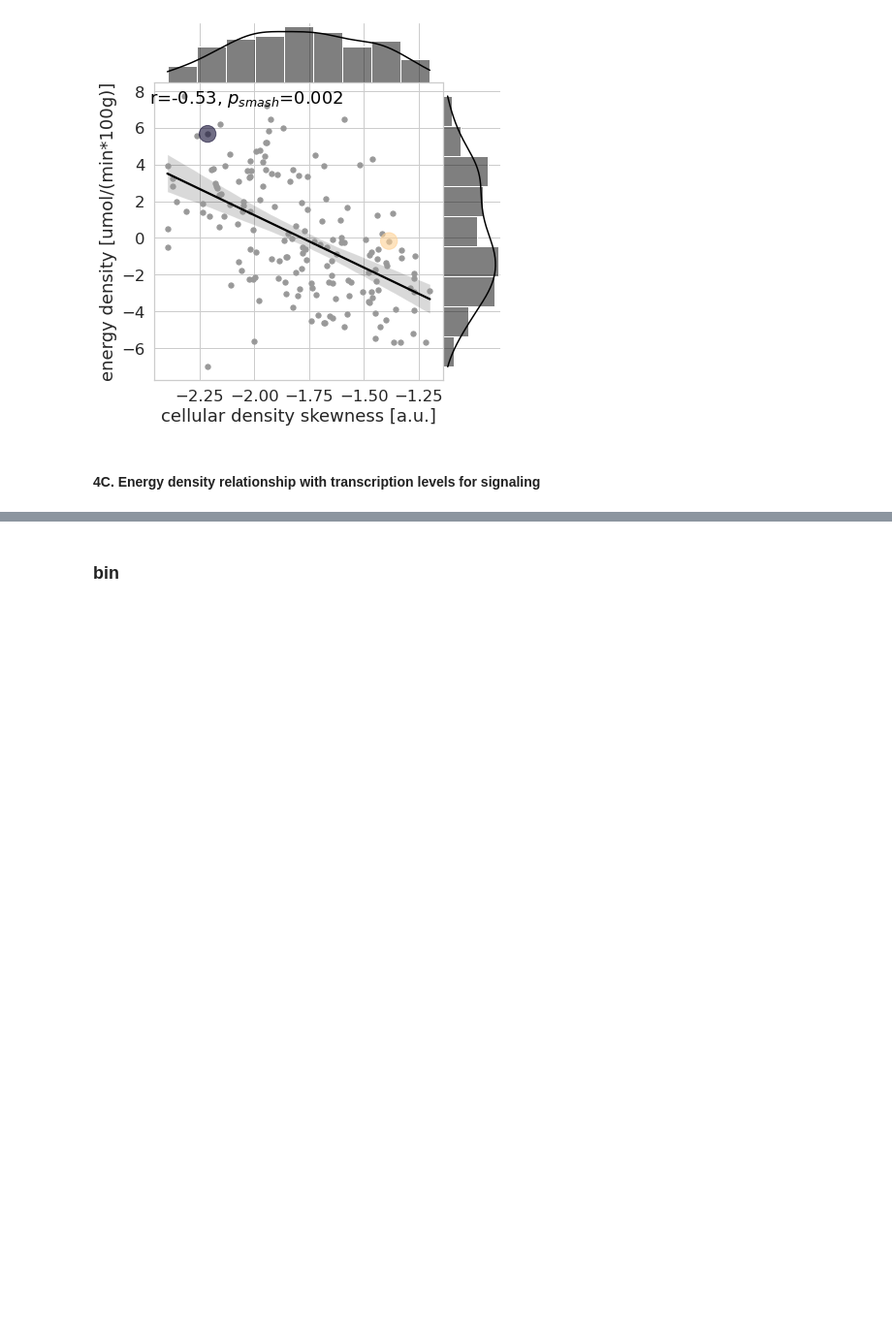
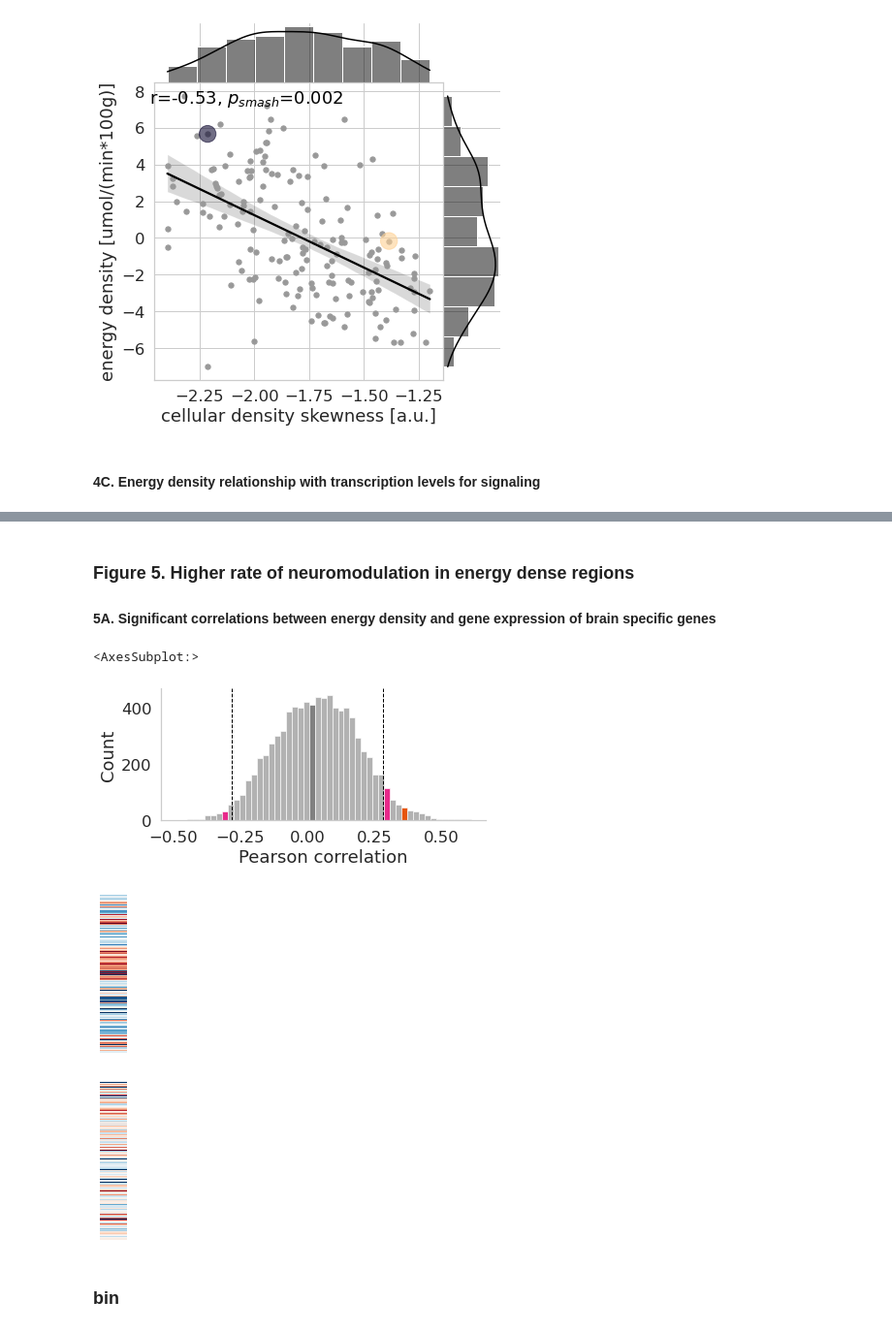
Before and after one commit to NeuroenergeticsLab/energetic_costs, a Jupyter notebook: scripts/Manuscript Figures.ipynb, the cells around one changed output, grey strips where cells are left out. Shown at 97% size. Saved outputs shown, nothing was run; the diff lists cells and outputs as text; code cells hidden in the pictures; blank space fills up the shorter version.

```diff
--- a/scripts/Manuscript Figures.ipynb
+++ b/scripts/Manuscript Figures.ipynb
@@ -660,3 +660,51 @@ src.functions.multiple_joinplot(stab_gene_expression_df,xlab,ylab,stab_filtered_
+# %% [markdown]
+### Figure 5. Higher rate of neuromodulation in energy dense regions
+#### 5A. Significant correlations between energy density and gene expression of brain specific genes
+# %%
+corr_ed_gexp = pd.DataFrame(columns=['gene','r','p'])
+for gen in ahba_gene_expression.columns[1:]:
+    gene_expression = ahba_gene_expression[gen].to_numpy()[:180]
+    gene_expression[np.isnan(gene_expression)]=np.min(gene_expression)-1 if np.min(gene_expression)<0 else 0
+    r_ed_gexp_p, p_ed_gexp_p = src.functions.corr_wo_outliers(avg_roi_ed_vals,gene_expression,n_mad=3.5)
+    corr_ed_gexp = corr_ed_gexp.append({'gene':gen,'r':r_ed_gexp_p,'p':p_ed_gexp_p}, ignore_index=True)
+
+_,corr_ed_gexp['p_fdr'] = pg.multicomp(corr_ed_gexp['p'].to_numpy().astype(np.float32),method='fdr_bh')
+
+plt.figure(figsize=(6,2.5))
+sns.histplot(data=corr_ed_gexp, x="r",color=(0.6,0.6,0.6))
+## Statsitical significance thresholds
+plt.gca().axvline(corr_ed_gexp[(corr_ed_gexp.p_fdr<=0.005) & (corr_ed_gexp.r<0)].r.max(), 0, 1, color='k', linestyle='dashed', lw=1)
+plt.gca().axvline(corr_ed_gexp[(corr_ed_gexp.p_fdr<=0.005) & (corr_ed_gexp.r>0)].r.min(), 0, 1, color='k', linestyle='dashed', lw=1)
+
+hist_data = np.histogram_bin_edges(corr_ed_gexp.r.to_numpy(), bins=len(plt.gca().patches))
+sel_genes_colors = [plt.cm.Dark2(range(8))[3].flatten(),plt.cm.Dark2(range(8))[3].flatten(),plt.cm.tab20c([4]).flatten()]
+genes_with_pet_available = np.array(['OPRM1','HTR4','CHRNA4']) # derived from figure 5E, buzt used here to don't duplicate the histogram there
+for cix,sel_gene in enumerate(genes_with_pet_available):
+    patch_index = (np.abs((hist_data-corr_ed_gexp[(corr_ed_gexp.p_fdr<=0.005) & (corr_ed_gexp.gene==sel_gene)].r.item()))).argmin()
+    plt.gca().patches[patch_index].set_facecolor(sel_genes_colors[cix])
+patch_index = (np.abs((hist_data-0))).argmin() #0 correlation gene
+plt.gca().patches[patch_index].set_facecolor('gray')
+[s.set_visible(False) for s in [plt.gca().spines['top'], plt.gca().spines['right']]]
+plt.gca().xaxis.grid(False)
+plt.gca().yaxis.grid(False)
+plt.gca().set_xlabel('Pearson correlation')
+
+gene_exp_null_corr = ahba_gene_expression[corr_ed_gexp[(corr_ed_gexp.r>0) & (corr_ed_gexp.r<=0.000011)].gene.item()].to_numpy()[:180] # gen non-correlated with the energy density chosen arbitrary
+gene_exp_null_corr[np.isnan(gene_exp_null_corr)]=np.min(gene_exp_null_corr)-1 if np.min(gene_exp_null_corr)<0 else 0
+plt.figure(figsize=(0.5,3))
+sns.heatmap(avg_roi_ed_vals[:,np.newaxis],cbar=False, xticklabels=False,yticklabels=False,cmap=sel_cm)
+plt.figure(figsize=(0.5,3))
+sns.heatmap(gene_exp_null_corr[:,np.newaxis],cbar=False, xticklabels=False,yticklabels=False,cmap=sel_cm)
+
+#plt.figure()
+#plot_surf(gene_exp_null_corr,os.path.join(img_dir,corr_ed_gen[(corr_ed_gen.r>0) & (corr_ed_gen.r<=0.000011)].gene.item()),colorbar=False,cmap=ListedColormap(extended_cm),vlow=5,vhigh=95)#
+#plt.figure()
+#plot_surf(ed_180rois,os.path.join(img_dir,'avg_sign_density_4coh'),colorbar=False,cmap=ListedColormap(extended_cm),vlow=5,vhigh=95)
+# %% [output]
+<AxesSubplot:>
+[figure, added]
+[figure, added]
+[figure, added]
 # %% [markdown]
 ### bin
 # %%
```
Also changed, not shown: parts of 1 cell of this notebook, 2 other files.
